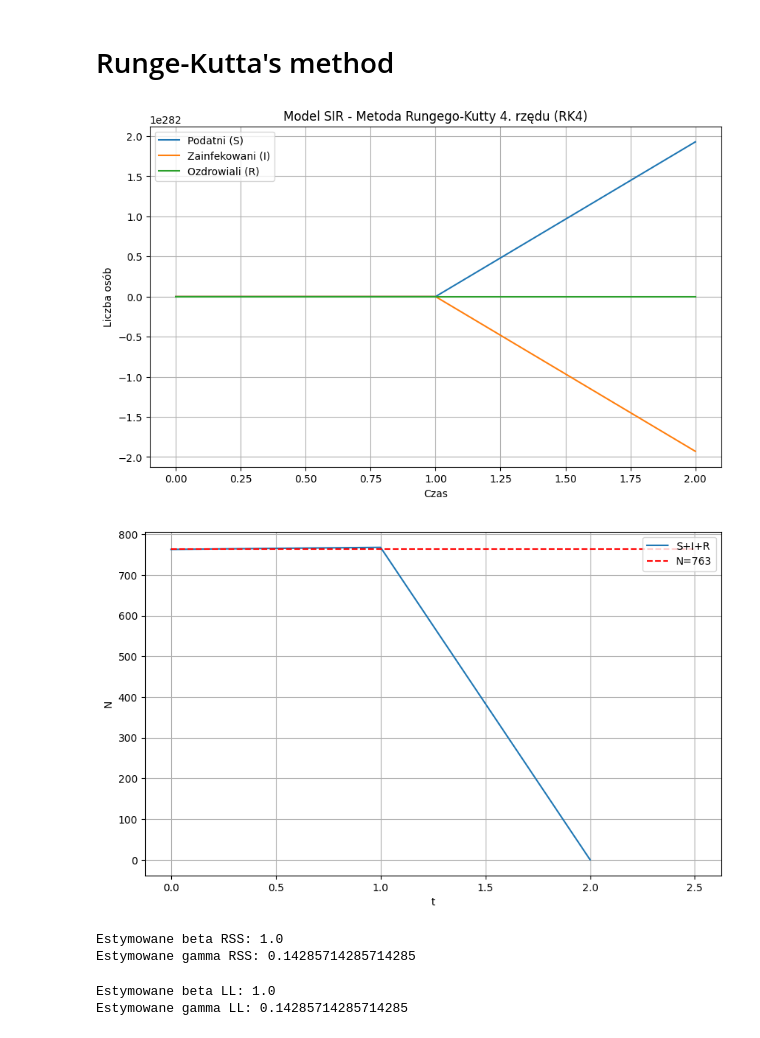
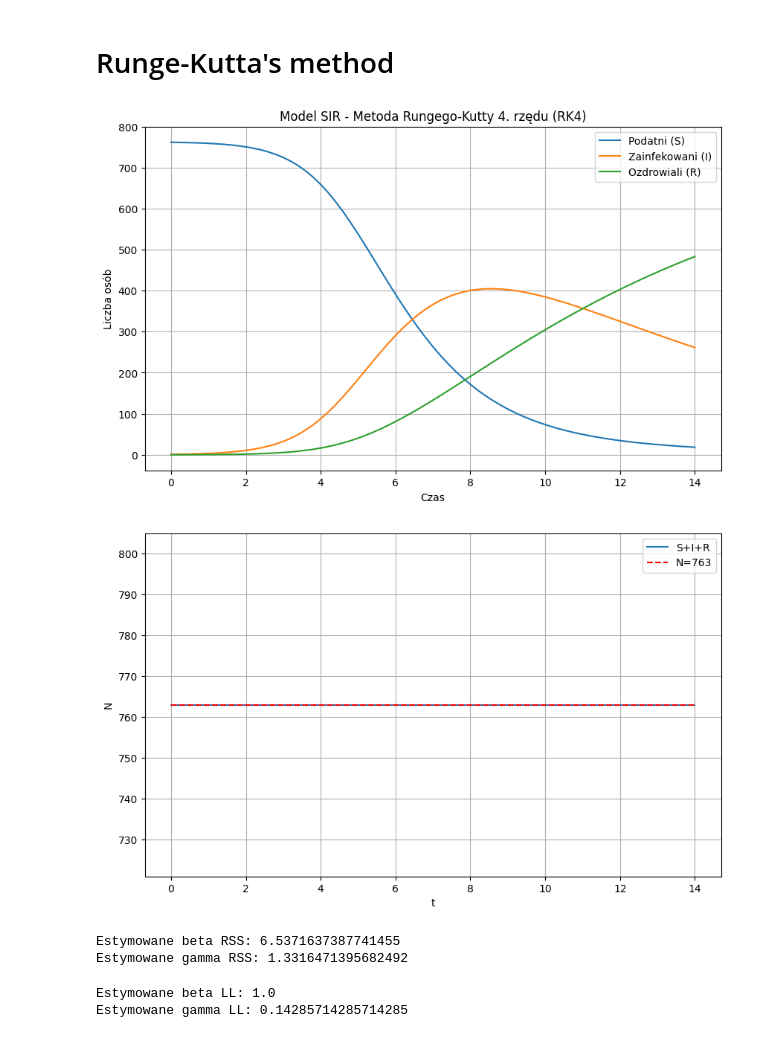
Before and after one commit to domino644/mownit, a Jupyter notebook: lab9/zad3/zad3.ipynb, the cells around one changed output. Saved outputs shown, nothing was run; the diff lists cells and outputs as text; code cells hidden in the pictures.

```diff
--- a/lab9/zad3/zad3.ipynb
+++ b/lab9/zad3/zad3.ipynb
@@ -20,7 +20,7 @@ R_0 = np.double(0)
 beta = np.double(1) #transmission rate
 gamma = np.double(1/7) # recovery rate
 h = np.double(0.2)
-t = np.arange(0,15)
+t = np.arange(0,14+h,h)
 # %% [markdown]
 # Explicit Euler's method
 # %%
@@ -33,8 +33,8 @@ I_explicit_euler[0] = I_0
 R_explicit_euler[0] = R_0
 # %%
 for i in range(1,len(t)):
-    S_explicit_euler[i] = S_explicit_euler[i-1] - h * beta * S_explicit_euler[i-1] * I_explicit_euler[i-1]
-    I_explicit_euler[i] = I_explicit_euler[i-1] + h * (beta * S_explicit_euler[i-1] * I_explicit_euler[i-1] - gamma * I_explicit_euler[i-1])
+    S_explicit_euler[i] = S_explicit_euler[i-1] - h * beta * S_explicit_euler[i-1] * I_explicit_euler[i-1] / N
+    I_explicit_euler[i] = I_explicit_euler[i-1] + h * (beta * S_explicit_euler[i-1] * I_explicit_euler[i-1] / N - gamma * I_explicit_euler[i-1])
     R_explicit_euler[i] = R_explicit_euler[i-1] + h * gamma * I_explicit_euler[i-1]
     # if S_explicit_euler[i] < 0:
     #     S_explicit_euler[i] = 0
@@ -82,8 +82,8 @@ R_implicit_euler[0] = R_0
 # %%
 def equations(vars, S_prev, I_prev, R_prev, beta, gamma, dt):
     S_next, I_next, R_next = vars
-    eq1 = S_next - S_prev + dt * beta * I_next * S_next
-    eq2 = I_next - I_prev - dt * (beta * I_next * S_next - gamma * I_next)
+    eq1 = S_next - S_prev + dt * beta * I_next * S_next / N
+    eq2 = I_next - I_prev - dt * (beta * I_next * S_next / N - gamma * I_next)
     eq3 = R_next - R_prev - dt * gamma * I_next
     return [eq1, eq2, eq3]
 # %%
@@ -133,10 +133,10 @@ R_RG[0] = R_0
 I_RG[0] = I_0
 # %%
 def dS_dt(S, I, beta):
-    return -beta * S * I
+    return -beta * S * I / N
 
 def dI_dt(S, I, beta, gamma):
-    return beta * S * I - gamma * I
+    return beta * S * I / N - gamma * I
 
 def dR_dt(I, gamma):
     return gamma * I
@@ -153,45 +153,45 @@ for i in range(1, len(t)):
     k1_R = dR_dt(I_prev, gamma)
 
     k2_S = dS_dt(S_prev + 0.5 * k1_S, I_prev + 0.5 * k1_I, beta)
     k2_I = dI_dt(S_prev + 0.5 * k1_S, I_prev + 0.5 * k1_I, beta, gamma)
     k2_R = dR_dt(I_prev + 0.5 * k1_I, gamma)
 
     k3_S = dS_dt(S_prev + 0.5 * k2_S, I_prev + 0.5 * k2_I, beta)
     k3_I = dI_dt(S_prev + 0.5 * k2_S, I_prev + 0.5 * k2_I, beta, gamma)
     k3_R = dR_dt(I_prev + 0.5 * k2_I, gamma)
 
     k4_S = dS_dt(S_prev + k3_S, I_prev + k3_I, beta)
     k4_I = dI_dt(S_prev + k3_S, I_prev + k3_I, beta, gamma)
     k4_R = dR_dt(I_prev + k3_I, gamma)
 
     S_RG[i] = S_prev + (k1_S + 2*k2_S + 2*k3_S + k4_S) / 6 * h
     I_RG[i] = I_prev + (k1_I + 2*k2_I + 2*k3_I + k4_I) / 6 * h
     R_RG[i] = R_prev + (k1_R + 2*k2_R + 2*k3_R + k4_R) / 6 * h
 
 # Rysowanie wyników
 plt.figure(figsize=(10, 6))
 plt.plot(t, S_RG, label='Podatni (S)')
 plt.plot(t, I_RG, label='Zainfekowani (I)')
 plt.plot(t, R_RG, label='Ozdrowiali (R)')
 plt.xlabel('Czas')
 plt.ylabel('Liczba osób')
 plt.title('Model SIR - Metoda Rungego-Kutty 4. rzędu (RK4)')
 plt.legend()
 plt.grid()
 plt.show()
 # %% [output]
-[figure, old version]
+[figure, new version]
 # %%
 plt.figure(figsize=(10, 6))
 plt.plot(t, R_RG+S_RG+I_RG,label="S+I+R")
 plt.grid()
-plt.hlines(763,0,2.5,colors="red", linestyles="dashed",label=f"N={N}")
+plt.hlines(763,0,14,colors="red", linestyles="dashed",label=f"N={N}")
 plt.legend()
 plt.xlabel("t")
 plt.ylabel("N")
 plt.show()
 # %% [output]
-[figure, old version]
+[figure, new version]
 # %%
 N_RK = pd.DataFrame(S_RG + I_RG + R_RG, columns=["N"])
 N_RK.to_csv("N_RK.csv")
@@ -235,13 +235,13 @@ def RSS(params, S0, I0, R0, I_true, t, h):
     S,I,R = RK(beta,gamma,S0, I0, R0, t, h)
     return np.sum(np.square(I_true - I))
 # %%
-mini_rss = minimize(RSS, (beta,gamma), args=(S_0,I_0,R_0,I_true,t,h), method="Nelder-Mead")
+mini_rss = minimize(RSS, (beta,gamma), args=(S_0,I_0,R_0,I_true,np.arange(0,15),h), method="Nelder-Mead")
 beta_rss, gamma_rss = mini_rss.x
 print(f"Estymowane beta RSS: {beta_rss}")
 print(f"Estymowane gamma RSS: {gamma_rss}")
 # %% [output]
-Estymowane beta RSS: 1.0
-Estymowane gamma RSS: 0.14285714285714285
+Estymowane beta RSS: 6.5371637387741455
+Estymowane gamma RSS: 1.3316471395682492
 # %%
 def LL(params, S0, I0, R0, I_true, t, h):
     beta, gamma = params
```
Also changed, not shown: parts of 7 cells of this notebook, 3 other files.
